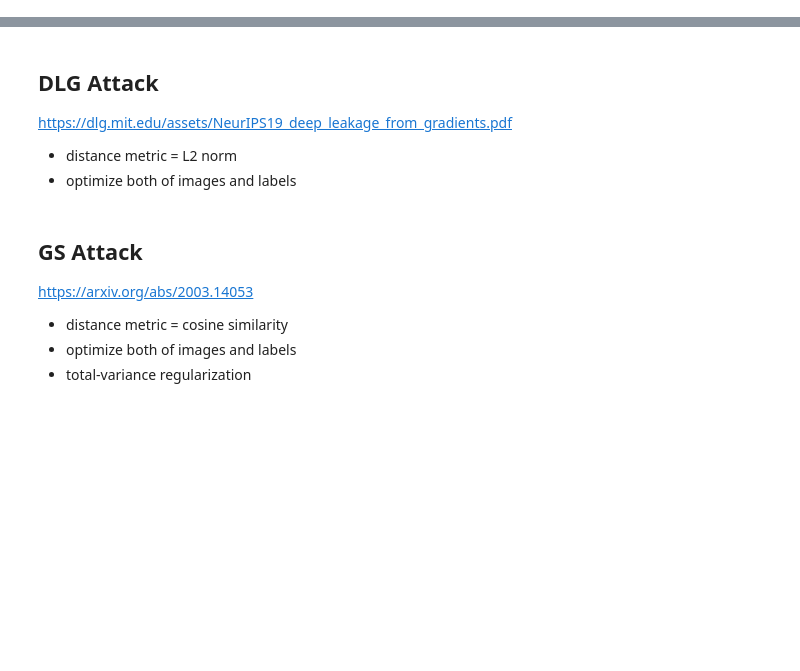
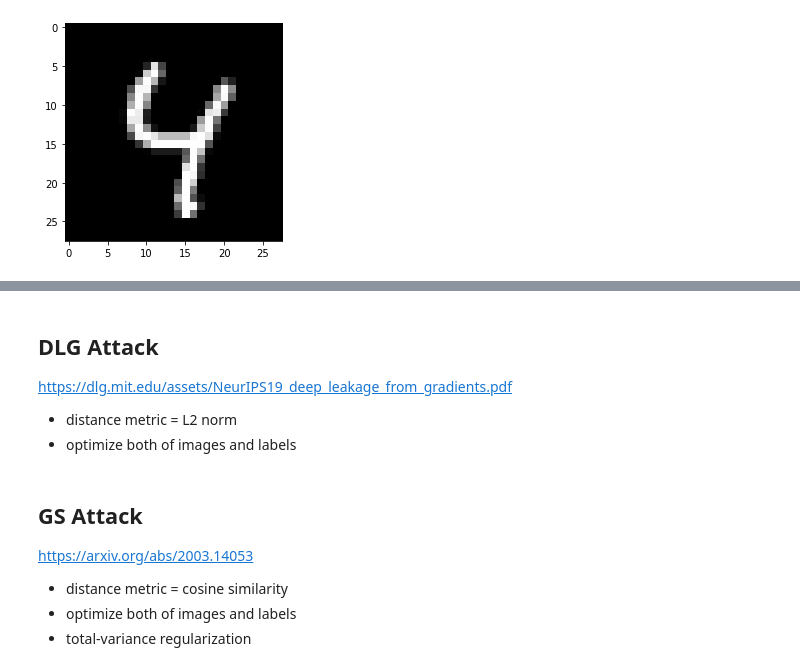
Before and after one commit to hiepvo01/TRUSTCOM2022, a Jupyter notebook: GradientInversion/gradientInversion.ipynb, the cells around one changed output, grey strips where cells are left out. Saved outputs shown, nothing was run; the diff lists cells and outputs as text; code cells hidden in the pictures; blank space fills up the shorter version.

```diff
--- a/GradientInversion/gradientInversion.ipynb
+++ b/GradientInversion/gradientInversion.ipynb
@@ -55,0 +75,6 @@ def imshow(img):
+# %%
+for item in torch.load('../data/MNIST.pth')[0]:
+    imshow(torchvision.utils.make_grid(item[0]))
+    break
+# %% [output]
+[figure, added]
```
Also changed, not shown: parts of 4 cells of this notebook, 4 other files.
